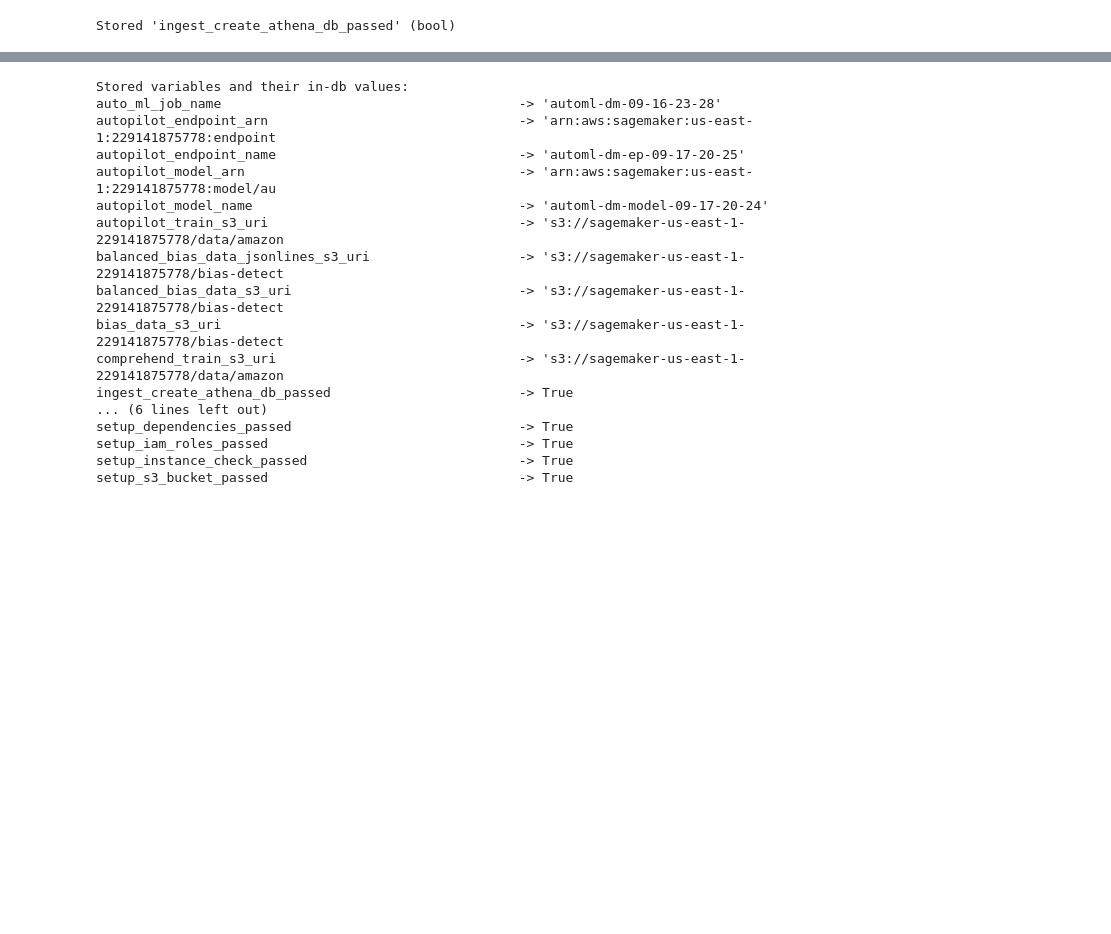
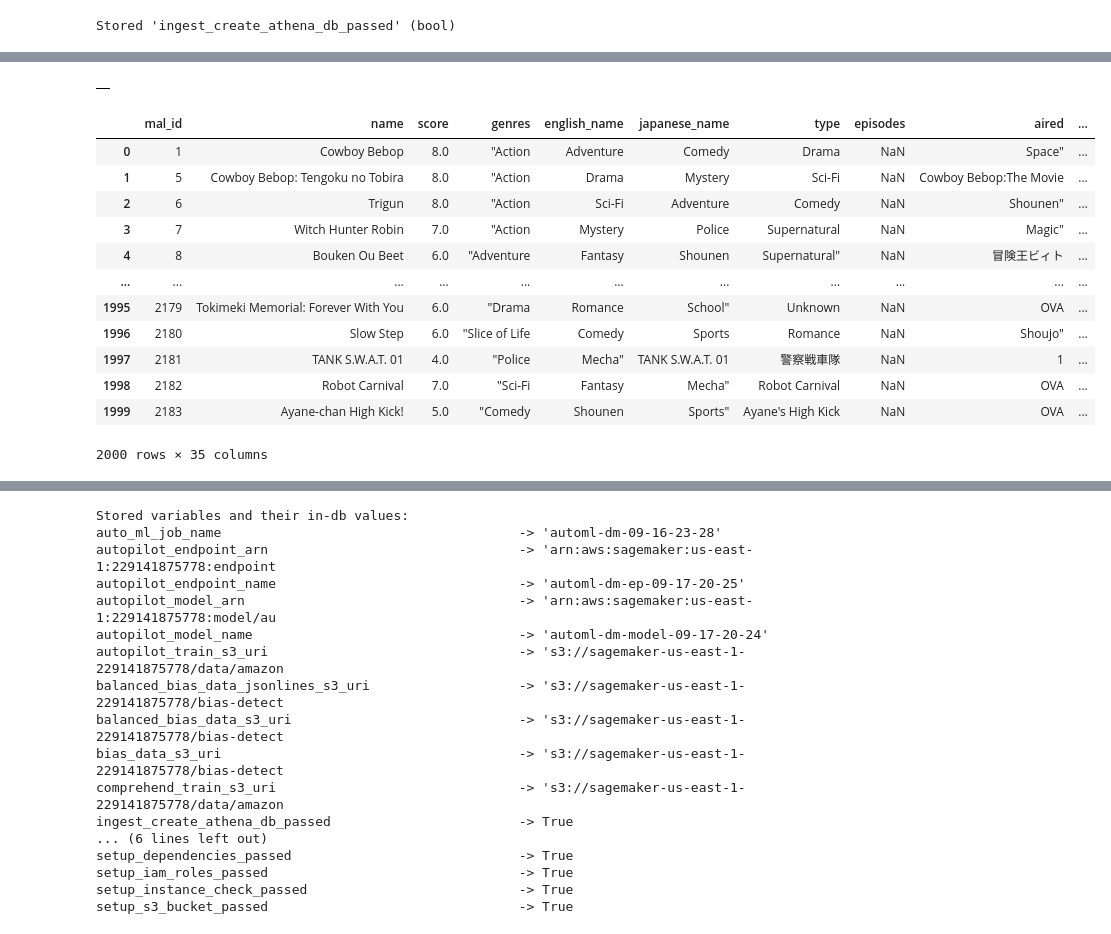
Before and after one commit to zeegeeko/ADS508-Recommender-System, a Jupyter notebook: Final/athena_tables.ipynb, the cells around one changed output, grey strips where cells are left out. Drawn from its saved outputs; the diff is of its cells as text; code cells hidden in the pictures; blank space fills up the shorter version.

Commit message:
fixed the tables and headings
tables are loading from athena

```diff
--- a/Final/athena_tables.ipynb
+++ b/Final/athena_tables.ipynb
@@ -43,6 +50,8 @@ database_name = "myanimelist"
 s3_staging_dir = "s3://{0}/athena/staging".format(bucket)
 # %%
 conn = connect(region_name=region, s3_staging_dir=s3_staging_dir)
+# %%
+dbname = 'myanimelist'
 # %%
 
 
@@ -76,0 +145,31 @@ Stored 'ingest_create_athena_db_passed' (bool)
+# %%
+#create anime_table
+anime_table = """CREATE EXTERNAL TABLE IF NOT EXISTS {}.{}(
+         MAL_ID int, Name string, Score int, Genres string, English_name string, Japanese_name string, Type string,
+         Episodes int, Aired string, Premiered string, Producers string,
+         Licensors string, Studios string, Source string, Duration string, Rating string, Ranked int,
+         Popularity int, Members int, Favorites int, Watching int, Completed int,
+         On_Hold int, Dropped int, Plan_to_Watch int,
+         Score_10 int, Score_9 int, Score_8 int, Score_7 int, Score_6 int, Score_5 int, Score_4 int, Score_3 int, Score_2 int, Score_1 int
+) ROW FORMAT DELIMITED FIELDS TERMINATED BY ',' LINES TERMINATED BY '\\n' LOCATION '{}'
+TBLPROPERTIES ( 'skip.header.line.count'='1')""".format(dbname, 'anime', 's3://ads-508-anime/anime/')
+pd.read_sql(anime_table, con=conn)
+# %% [output]
+|  |
+# %%
+#inspect anime_table
+pd.read_sql('SELECT * FROM %s.%s LIMIT 2000' % (dbname,'anime'), con=conn)
+# %% [output]
+|  | mal_id | name | score | genres | english_name | japanese_name | type | episodes | aired | ... |
+| 0 | 1 | Cowboy Bebop | 8.0 | "Action | Adventure | Comedy | Drama | NaN | Space" | ... |
+| 1 | 5 | Cowboy Bebop: Tengoku no Tobira | 8.0 | "Action | Drama | Mystery | Sci-Fi | NaN | Cowboy Bebop:The Movie | ... |
+| 2 | 6 | Trigun | 8.0 | "Action | Sci-Fi | Adventure | Comedy | NaN | Shounen" | ... |
+| 3 | 7 | Witch Hunter Robin | 7.0 | "Action | Mystery | Police | Supernatural | NaN | Magic" | ... |
+| 4 | 8 | Bouken Ou Beet | 6.0 | "Adventure | Fantasy | Shounen | Supernatural" | NaN | 冒険王ビィト | ... |
+| ... | ... | ... | ... | ... | ... | ... | ... | ... | ... | ... |
+| 1995 | 2179 | Tokimeki Memorial: Forever With You | 6.0 | "Drama | Romance | School" | Unknown | NaN | OVA | ... |
+| 1996 | 2180 | Slow Step | 6.0 | "Slice of Life | Comedy | Sports | Romance | NaN | Shoujo" | ... |
+| 1997 | 2181 | TANK S.W.A.T. 01 | 4.0 | "Police | Mecha" | TANK S.W.A.T. 01 | 警察戦車隊 | NaN | 1 | ... |
+| 1998 | 2182 | Robot Carnival | 7.0 | "Sci-Fi | Fantasy | Mecha" | Robot Carnival | NaN | OVA | ... |
+| 1999 | 2183 | Ayane-chan High Kick! | 5.0 | "Comedy | Shounen | Sports" | Ayane's High Kick | NaN | OVA | ... |
+2000 rows × 35 columns
```
Also changed, not shown: parts of 40 cells of this notebook.
